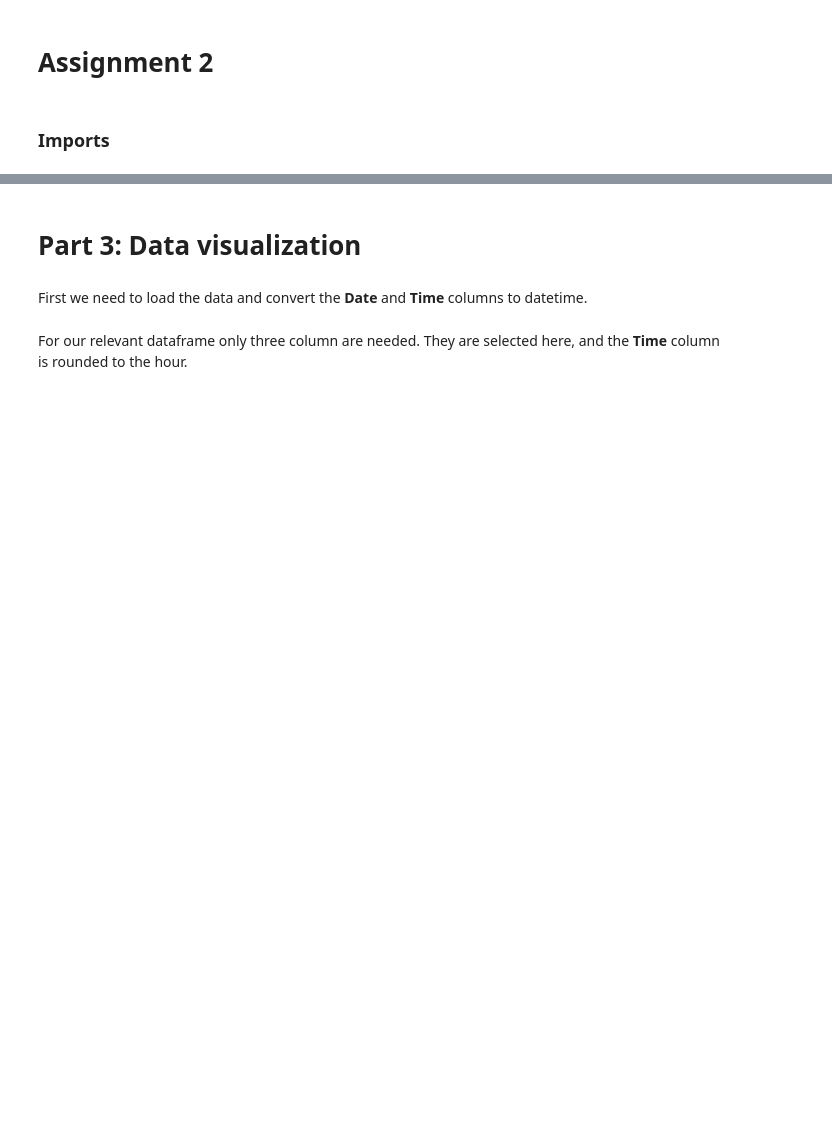
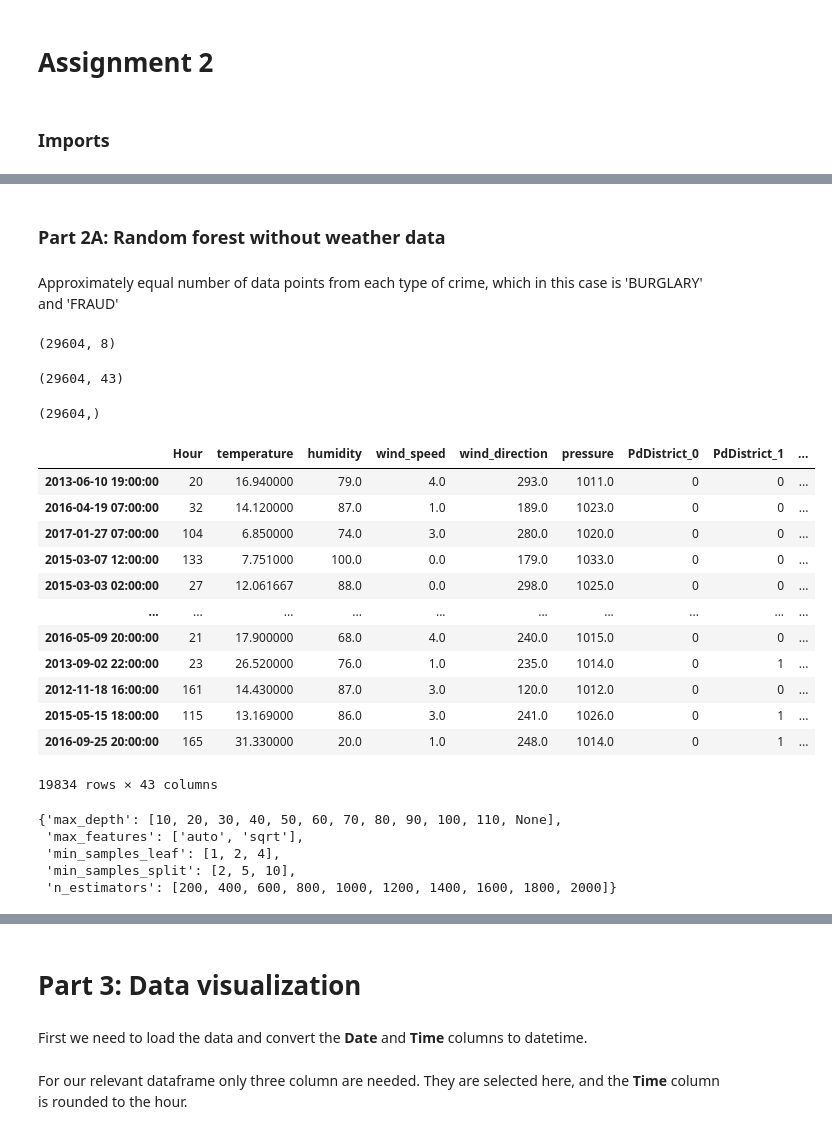
Before and after one commit to Strandgaard96/vehicle_collision_webpage, a Jupyter notebook: Assignment2.ipynb, the cells around one changed output, grey strips where cells are left out. Drawn from its saved outputs; the diff is of its cells as text; code cells hidden in the pictures; blank space fills up the shorter version.

```diff
--- a/Assignment2.ipynb
+++ b/Assignment2.ipynb
@@ -43,0 +196,2 @@ plt.rcParams.update({'font.size': 22})
+# %%
+df_merged = pd.merge(df_RF,df_weather, how='inner', left_index=True, right_index=True)
@@ -43,0 +207,22 @@ plt.rcParams.update({'font.size': 22})
+# %% [markdown]
+### Part 2A: Random forest without weather data
+# %% [markdown]
+Approximately equal number of data points from each type of crime, which in this case is 'BURGLARY' and 'FRAUD'
+# %%
+df_merged = df_merged.dropna()
+# %%
+X = df_merged[['Hour', 'PdDistrict','temperature','humidity','weather','wind_speed','wind_direction','pressure']]
+X_OneHot = pd.get_dummies(data=X,columns=['PdDistrict','weather'])
+Y = df_merged['Category'].dropna()# .to_list()
+# %%
+X.shape
+# %% [output]
+(29604, 8)
+# %%
+X_OneHot.shape
+# %% [output]
+(29604, 43)
+# %%
+Y.shape
+# %% [output]
+(29604,)
@@ -43,0 +231,16 @@ plt.rcParams.update({'font.size': 22})
+# %%
+X_train_tot
+# %% [output]
+|  | Hour | temperature | humidity | wind_speed | wind_direction | pressure | PdDistrict_0 | PdDistrict_1 | ... |
+| 2013-06-10 19:00:00 | 20 | 16.940000 | 79.0 | 4.0 | 293.0 | 1011.0 | 0 | 0 | ... |
+| 2016-04-19 07:00:00 | 32 | 14.120000 | 87.0 | 1.0 | 189.0 | 1023.0 | 0 | 0 | ... |
+| 2017-01-27 07:00:00 | 104 | 6.850000 | 74.0 | 3.0 | 280.0 | 1020.0 | 0 | 0 | ... |
+| 2015-03-07 12:00:00 | 133 | 7.751000 | 100.0 | 0.0 | 179.0 | 1033.0 | 0 | 0 | ... |
+| 2015-03-03 02:00:00 | 27 | 12.061667 | 88.0 | 0.0 | 298.0 | 1025.0 | 0 | 0 | ... |
+| ... | ... | ... | ... | ... | ... | ... | ... | ... | ... |
+| 2016-05-09 20:00:00 | 21 | 17.900000 | 68.0 | 4.0 | 240.0 | 1015.0 | 0 | 0 | ... |
+| 2013-09-02 22:00:00 | 23 | 26.520000 | 76.0 | 1.0 | 235.0 | 1014.0 | 0 | 1 | ... |
+| 2012-11-18 16:00:00 | 161 | 14.430000 | 87.0 | 3.0 | 120.0 | 1012.0 | 0 | 0 | ... |
+| 2015-05-15 18:00:00 | 115 | 13.169000 | 86.0 | 3.0 | 241.0 | 1026.0 | 0 | 1 | ... |
+| 2016-09-25 20:00:00 | 165 | 31.330000 | 20.0 | 1.0 | 248.0 | 1014.0 | 0 | 1 | ... |
+19834 rows × 43 columns
@@ -43,0 +250,27 @@ plt.rcParams.update({'font.size': 22})
+# %%
+# Number of trees in random forest
+n_estimators = [int(x) for x in np.linspace(start = 200, stop = 2000, num = 10)]
+# Number of features to consider at every split
+max_features = ['auto', 'sqrt']
+# Maximum number of levels in tree
+max_depth = [int(x) for x in np.linspace(10, 110, num = 11)]
+max_depth.append(None)
+# Minimum number of samples required to split a node
+min_samples_split = [2, 5, 10]
+# Minimum number of samples required at each leaf node
+min_samples_leaf = [1, 2, 4]
+# Method of selecting samples for training each tree
+#bootstrap = [True, False]
+# Create the random grid
+random_grid = {'n_estimators': n_estimators,
+               'max_features': max_features,
+               'max_depth': max_depth,
+               'min_samples_split': min_samples_split,
+               'min_samples_leaf': min_samples_leaf}
+pprint(random_grid)
+# %% [output]
+{'max_depth': [10, 20, 30, 40, 50, 60, 70, 80, 90, 100, 110, None],
+ 'max_features': ['auto', 'sqrt'],
+ 'min_samples_leaf': [1, 2, 4],
+ 'min_samples_split': [2, 5, 10],
+ 'n_estimators': [200, 400, 600, 800, 1000, 1200, 1400, 1600, 1800, 2000]}
```
Also changed, not shown: parts of 47 cells of this notebook, 2 other files.
